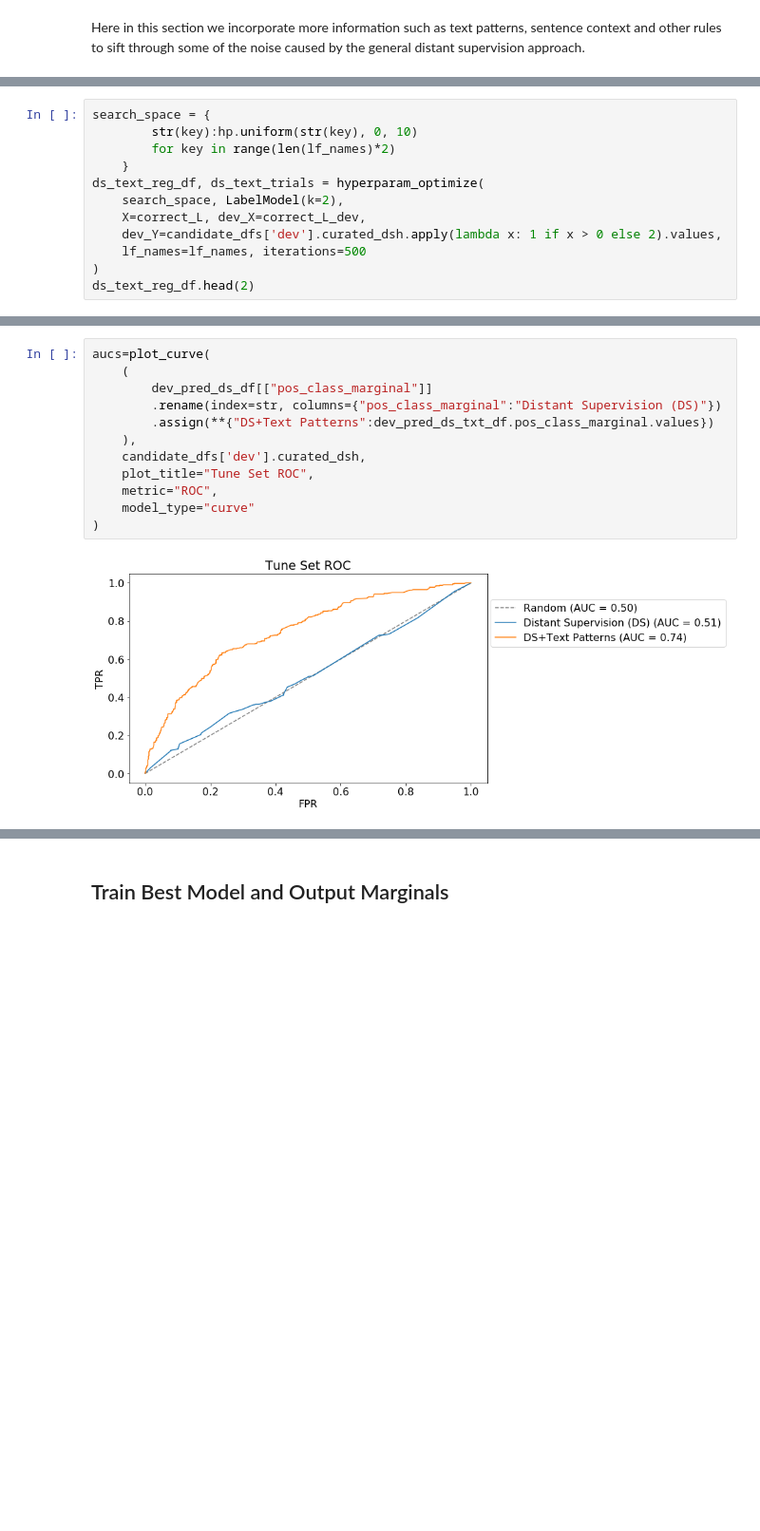
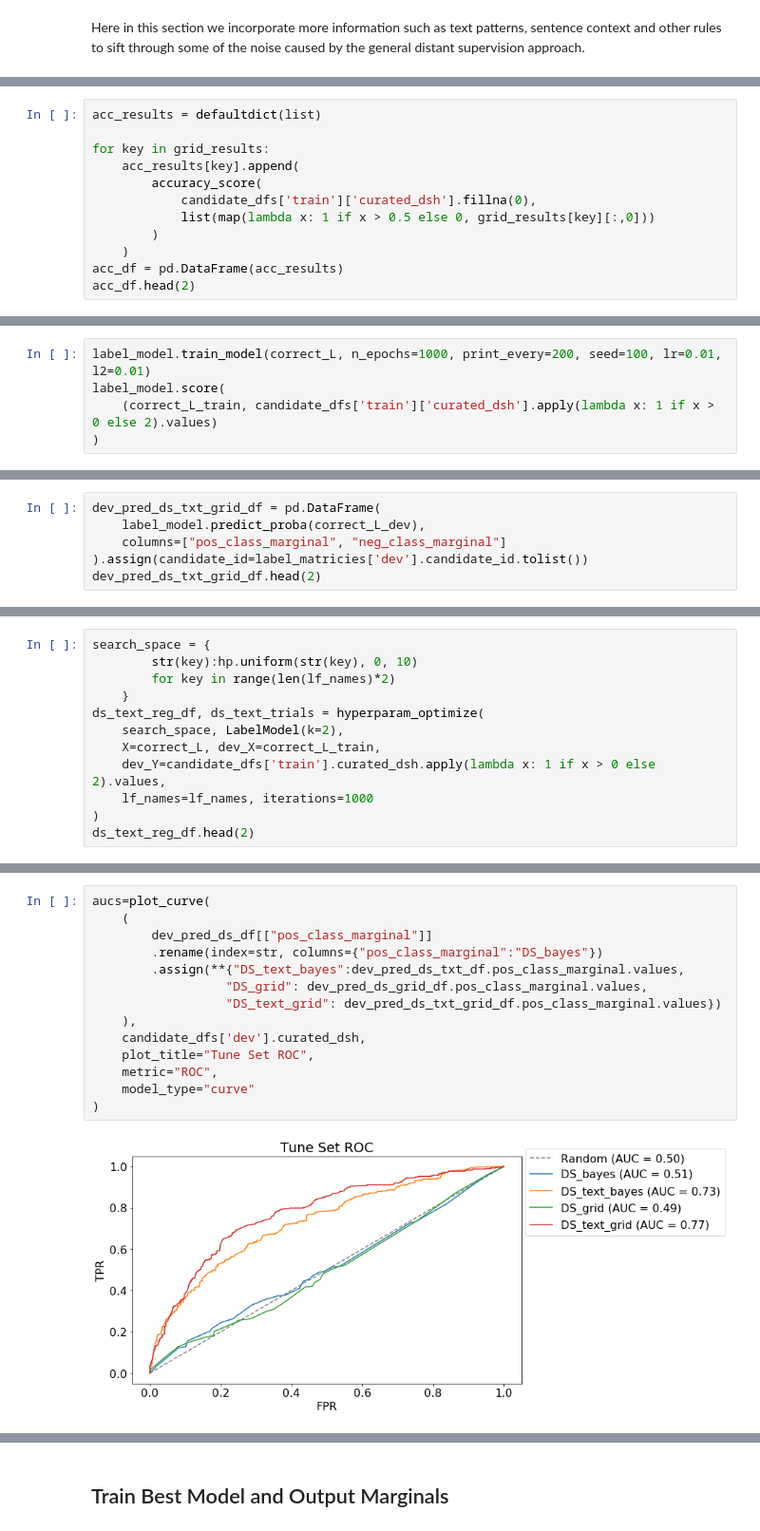
Before and after one commit to greenelab/snorkeling, a Jupyter notebook: disease_gene/disease_associates_gene/single_task/single_task_experiment.ipynb, the cells around one changed output, grey strips where cells are left out. Shown at 95% size. Saved outputs shown, nothing was run; the diff lists cells and outputs as text; blank space fills up the shorter version.

Commit message:
Added grid search back

```diff
--- a/disease_gene/disease_associates_gene/single_task/single_task_experiment.ipynb
+++ b/disease_gene/disease_associates_gene/single_task/single_task_experiment.ipynb
@@ -452,0 +609,12 @@ Here in this section we incorporate more information such as text patterns, sent
+# %%
+acc_results = defaultdict(list)
+
+for key in grid_results:
+    acc_results[key].append(
+        accuracy_score(
+            candidate_dfs['train']['curated_dsh'].fillna(0),
+            list(map(lambda x: 1 if x > 0.5 else 0, grid_results[key][:,0]))
+        )
+    )
+acc_df = pd.DataFrame(acc_results)
+acc_df.head(2)
@@ -452,0 +640,5 @@ Here in this section we incorporate more information such as text patterns, sent
+# %%
+label_model.train_model(correct_L, n_epochs=1000, print_every=200, seed=100, lr=0.01, l2=0.01)
+label_model.score(
+    (correct_L_train, candidate_dfs['train']['curated_dsh'].apply(lambda x: 1 if x > 0 else 2).values)
+)
@@ -452,0 +677,6 @@ Here in this section we incorporate more information such as text patterns, sent
+# %%
+dev_pred_ds_txt_grid_df = pd.DataFrame(
+    label_model.predict_proba(correct_L_dev),
+    columns=["pos_class_marginal", "neg_class_marginal"]
+).assign(candidate_id=label_matricies['dev'].candidate_id.tolist())
+dev_pred_ds_txt_grid_df.head(2)
@@ -457,9 +703,9 @@ search_space = {
     }
 ds_text_reg_df, ds_text_trials = hyperparam_optimize(
     search_space, LabelModel(k=2),
-    X=correct_L, dev_X=correct_L_dev,
-    dev_Y=candidate_dfs['dev'].curated_dsh.apply(lambda x: 1 if x > 0 else 2).values,
-    lf_names=lf_names, iterations=500
+    X=correct_L, dev_X=correct_L_train,
+    dev_Y=candidate_dfs['train'].curated_dsh.apply(lambda x: 1 if x > 0 else 2).values,
+    lf_names=lf_names, iterations=1000
 )
 ds_text_reg_df.head(2)
 # %% [output]
@@ -585,17 +835,19 @@ aucs=plot_curve(
 # %%
 aucs=plot_curve(
     (
         dev_pred_ds_df[["pos_class_marginal"]]
-        .rename(index=str, columns={"pos_class_marginal":"Distant Supervision (DS)"})
-        .assign(**{"DS+Text Patterns":dev_pred_ds_txt_df.pos_class_marginal.values})
+        .rename(index=str, columns={"pos_class_marginal":"DS_bayes"})
+        .assign(**{"DS_text_bayes":dev_pred_ds_txt_df.pos_class_marginal.values,
+                  "DS_grid": dev_pred_ds_grid_df.pos_class_marginal.values,
+                  "DS_text_grid": dev_pred_ds_txt_grid_df.pos_class_marginal.values})
     ),
     candidate_dfs['dev'].curated_dsh,
     plot_title="Tune Set ROC",
     metric="ROC",
     model_type="curve"
 )
 # %% [output]
-[figure, old version]
+[figure, new version]
 # %%
 get_auc_significant_stats(
     candidate_dfs['dev'],
```
Also changed, not shown: parts of 65 cells of this notebook, 3 other files.
